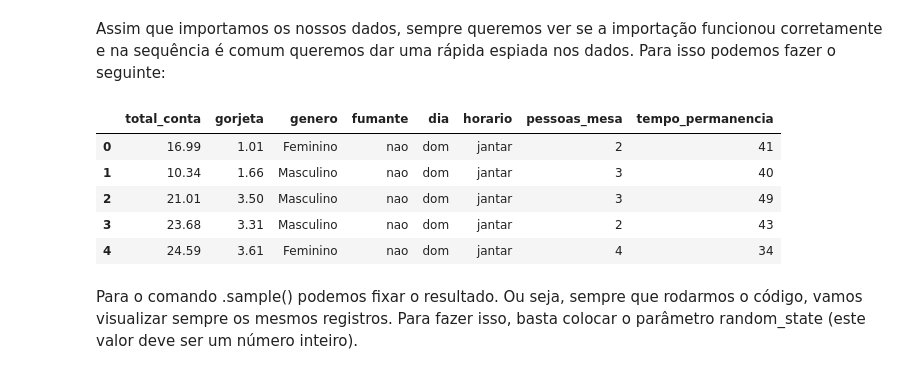
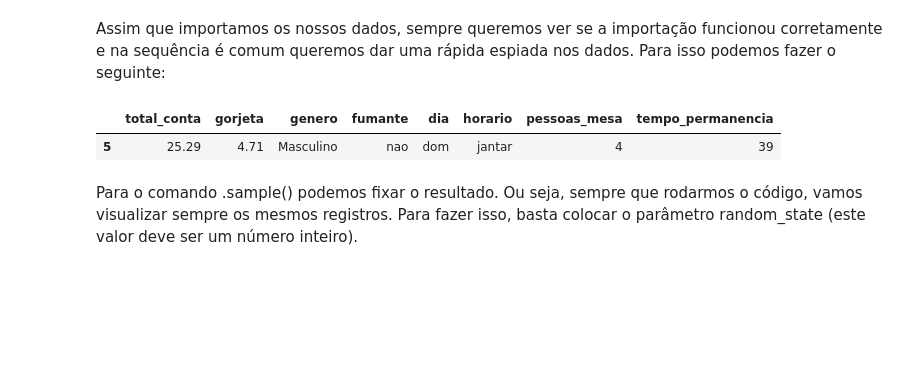
Before and after one commit to ef-souza/intro_python_verao_ime_2023, a Jupyter notebook: notebooks/aula02.ipynb, the cells around one changed output. Cells and saved outputs as stored; diff of their text form; code cells hidden in the pictures; blank space fills up the shorter version.

```diff
--- a/notebooks/aula02.ipynb
+++ b/notebooks/aula02.ipynb
@@ -358,14 +365,10 @@ Assim que importamos os nossos dados, sempre queremos ver se a importação func
 # %%
 df.head() # mostra as primeiras linhas do df
 # df.tail() # mostra as ultimas linhas do df
-# df.sample() # sorteia uma amostra aleatória dos nossos dados
+df.sample() # sorteia uma amostra aleatória dos nossos dados
 # %% [output]
 |  | total_conta | gorjeta | genero | fumante | dia | horario | pessoas_mesa | tempo_permanencia |
-| 0 | 16.99 | 1.01 | Feminino | nao | dom | jantar | 2 | 41 |
-| 1 | 10.34 | 1.66 | Masculino | nao | dom | jantar | 3 | 40 |
-| 2 | 21.01 | 3.50 | Masculino | nao | dom | jantar | 3 | 49 |
-| 3 | 23.68 | 3.31 | Masculino | nao | dom | jantar | 2 | 43 |
-| 4 | 24.59 | 3.61 | Feminino | nao | dom | jantar | 4 | 34 |
+| 5 | 25.29 | 4.71 | Masculino | nao | dom | jantar | 4 | 39 |
 # %% [markdown]
 Para o comando .sample() podemos fixar o resultado. Ou seja, sempre que rodarmos o código, vamos visualizar sempre os mesmos registros. Para fazer isso, basta colocar o parâmetro random_state (este valor deve ser um número inteiro).
 # %%
```
Also changed, not shown: parts of 2 cells of this notebook.
